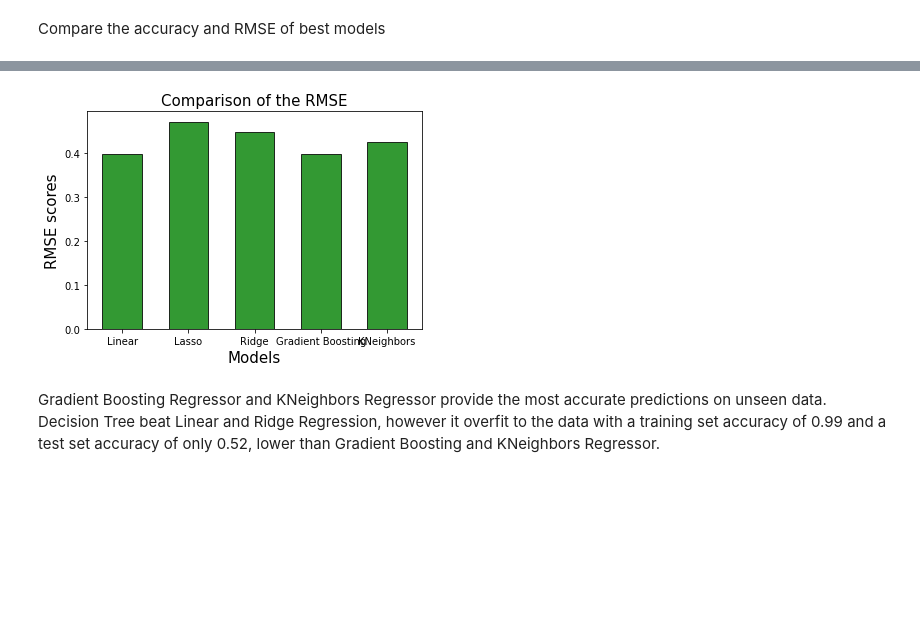
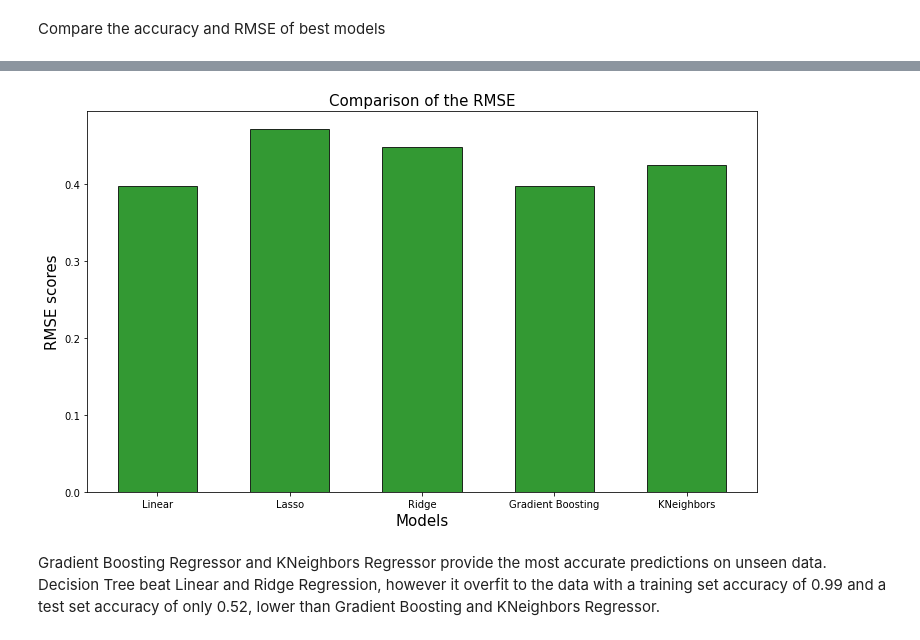
Before and after one commit to jujucodes/Letterboxd, a Jupyter notebook: Letterboxd_modelling.ipynb, the cells around one changed output, grey strips where cells are left out. Saved outputs shown, nothing was run; the diff lists cells and outputs as text; code cells hidden in the pictures; blank space fills up the shorter version.

```diff
--- a/Letterboxd_modelling.ipynb
+++ b/Letterboxd_modelling.ipynb
@@ -737,12 +738,13 @@ plt.show()
 # %%
 index_acc = ['Linear', 'Lasso','Ridge','Gradient Boosting', 'KNeighbors']
 rmse_score = [lr_rmse, ls_rmse, rr_rmse, gb_rmse,kn_rmse]
+countplt, ax = plt.subplots(figsize = (12,7))
 plt.xlabel('Models',fontsize=15)
 plt.ylabel ('RMSE scores',fontsize=15)
 plt.title('Comparison of the RMSE',fontsize=15)
 _=plt.bar(index_acc,rmse_score,color='green',alpha=0.8,label='RMSE score',edgecolor='k',width=0.6)
 plt.show()
 # %% [output]
-[figure, old version]
+[figure, new version]
 # %% [markdown]
 Gradient Boosting Regressor and KNeighbors Regressor provide the most accurate predictions on unseen data. Decision Tree beat Linear and Ridge Regression, however it overfit to the data with a training set accuracy of 0.99 and a test set accuracy of only 0.52, lower than Gradient Boosting and KNeighbors Regressor.
```
Also changed, not shown: parts of 1 cell of this notebook, 2 other files.
